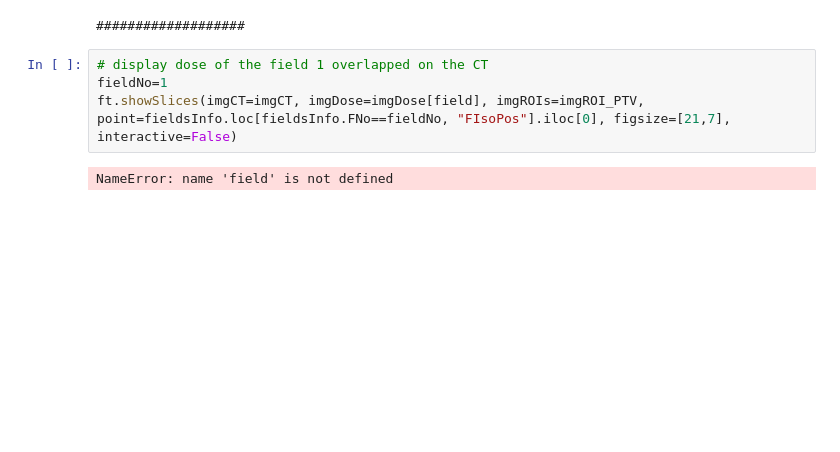
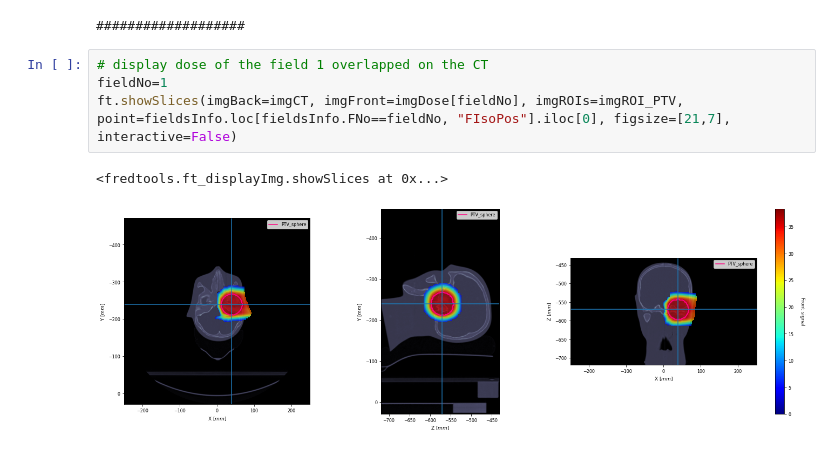
Before and after one commit to jasqs/FREDtools, a Jupyter notebook: examples/FREDtools Tutorial.ipynb, the cells around one changed output. Saved outputs shown, nothing was run; the diff lists cells and outputs as text; blank space fills up the shorter version.

```diff
--- a/examples/FREDtools Tutorial.ipynb
+++ b/examples/FREDtools Tutorial.ipynb
@@ -427,8 +426,9 @@ imgROI_PTV = ft.mapStructToImg(imgCT, RSfileName=fileNames["RSfileNames"][0], st
 # %%
 # display dose of the field 1 overlapped on the CT
 fieldNo=1
-ft.showSlices(imgCT=imgCT, imgDose=imgDose[field], imgROIs=imgROI_PTV, point=fieldsInfo.loc[fieldsInfo.FNo==fieldNo, "FIsoPos"].iloc[0], figsize=[21,7], interactive=False)
+ft.showSlices(imgBack=imgCT, imgFront=imgDose[fieldNo], imgROIs=imgROI_PTV, point=fieldsInfo.loc[fieldsInfo.FNo==fieldNo, "FIsoPos"].iloc[0], figsize=[21,7], interactive=False)
 # %% [output]
-NameError: name 'field' is not defined
+<fredtools.ft_displayImg.showSlices at 0x...>
+[figure, added]
 # %%
 # display dose for all fields overlapped on the CT
```
Also changed, not shown: parts of 3 cells of this notebook, 40 other files.
